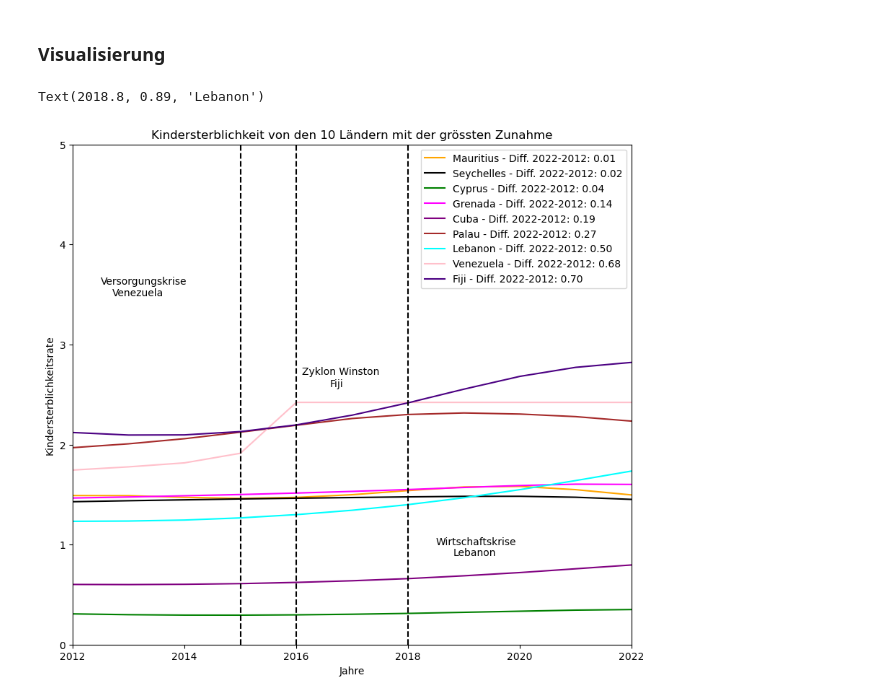
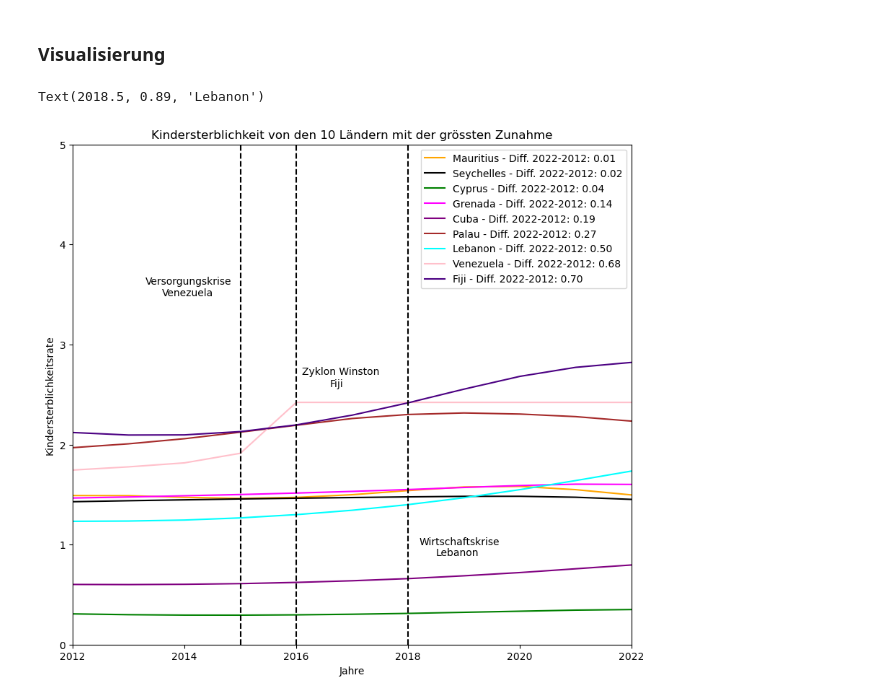
Before and after one commit to 12Lisa12/Pandas-LN, a Jupyter notebook: Grundgerüst_Leistungsnachweis.ipynb, the cells around one changed output. Drawn from its saved outputs; the diff is of its cells as text; code cells hidden in the pictures.

```diff
--- a/Grundgerüst_Leistungsnachweis.ipynb
+++ b/Grundgerüst_Leistungsnachweis.ipynb
@@ -199,7 +193,7 @@ df.describe()
 | 75% | 2003.000000 | 16.408544 |
 | max | 2022.000000 | 68.208000 |
 # %%
-g = df ['Kindersterblichkeitsrate'].plot(kind='hist', bins=10, title='Histogramm der Kindersterblichkeit',
+g = df ['Kindersterblichkeitsrate'].plot(kind='hist', bins=20, title='Histogramm der Kindersterblichkeit',
                                          xlabel='Kindersterblichkeitsrate', ylabel='Anzahl Datenpunkte')
 mean = df['Kindersterblichkeitsrate'].mean()
 g.axvline(x=df['Kindersterblichkeitsrate'].mean(), color = 'violet', label=f'Mittelwert = {mean:.2f}')
@@ -325,36 +321,36 @@ color_dict = {
     'Grenada': 'magenta',
     'Cuba': 'purple',
     'Palau': 'brown',
     'Lebanon': 'cyan',
     'Venezuela': 'pink',
     'Fiji': 'indigo'
 }
 
 for gebiet in Gebiets_liste:
     diff = diffs[gebiet]
     g = df_pivot.loc[gebiet].plot(
         title='Kindersterblichkeit von den 10 Ländern mit der grössten Zunahme',
         xlabel='Jahre',
         ylabel='Kindersterblichkeitsrate',
         legend=True,
         label=f'{gebiet} - Diff. 2022-2012: {diff:.2f}',
         xlim=[2012, 2022],
         ylim=[0,5],
         color=color_dict[gebiet],
         figsize=(10,9))
 
 
 g.axvline(x=2016, color='black', linestyle='--')
 g.text(2016.1, 2.7, 'Zyklon Winston')
 g.text(2016.6, 2.58, 'Fiji')
 
 g.axvline(x=2015, color='black', linestyle='--')
-g.text(2012.5, 3.6, 'Versorgungskrise')
-g.text(2012.7, 3.49, 'Venezuela')
+g.text(2013.3, 3.6, 'Versorgungskrise')
+g.text(2013.6, 3.49, 'Venezuela')
 
 g.axvline(x=2018, color='black', linestyle='--')
-g.text(2018.5, 1, 'Wirtschaftskrise')
-g.text(2018.8,0.89, 'Lebanon')
+g.text(2018.2, 1, 'Wirtschaftskrise')
+g.text(2018.5,0.89, 'Lebanon')
 # %% [output]
-Text(2018.8, 0.89, 'Lebanon')
+Text(2018.5, 0.89, 'Lebanon')
-[figure, old version]
+[figure, new version]
```
Also changed, not shown: parts of 9 cells of this notebook.
